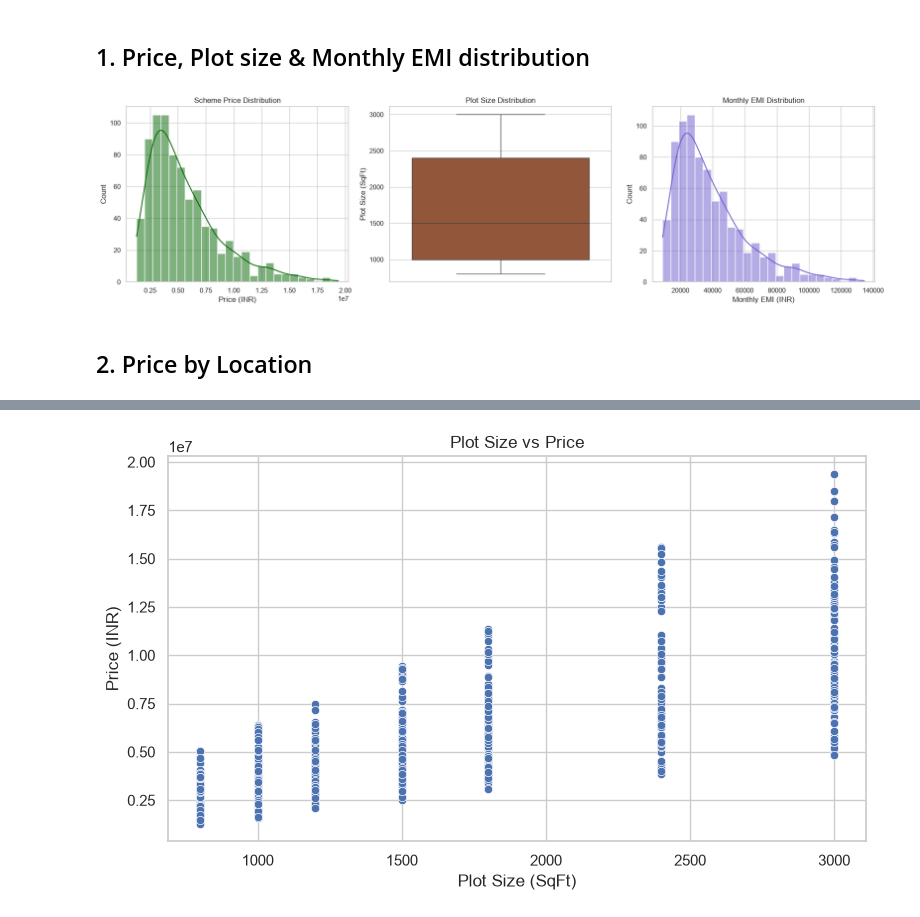
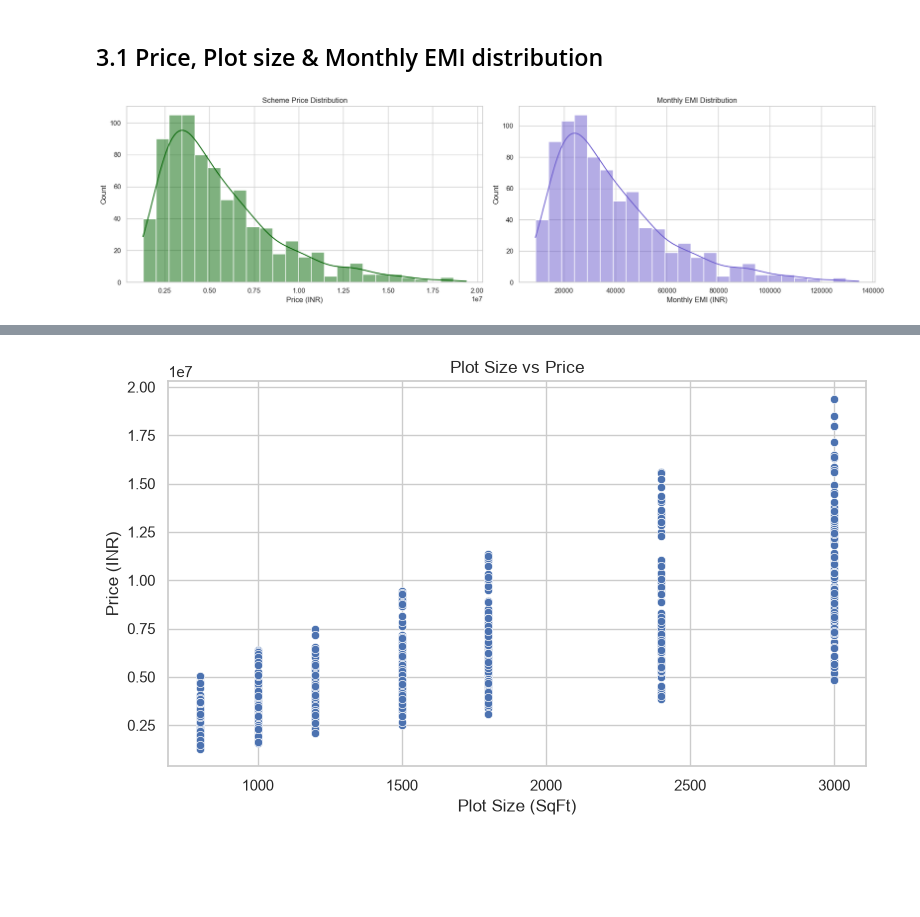
Before and after one commit to vishesh1603/real-estate-prediction, a Jupyter notebook: notebooks/03_03_EDA_visualization.ipynb, the cells around one changed output, grey strips where cells are left out. Cells and saved outputs as stored; diff of their text form; code cells hidden in the pictures; blank space fills up the shorter version.

```diff
--- a/notebooks/03_03_EDA_visualization.ipynb
+++ b/notebooks/03_03_EDA_visualization.ipynb
@@ -26,27 +15,17 @@ Shape: (800, 16)
 # %% [markdown]
-## 1. Price, Plot size & Monthly EMI distribution
+## 3.1 Price, Plot size & Monthly EMI distribution
 # %%
-fig, axes = plt.subplots(1, 3, figsize=(18, 5))
-
+fig, axes = plt.subplots(1, 2, figsize=(18, 5))
 # Plot 1: Price Distribution
 sns.histplot(schemes['Price_INR'], bins=25, kde=True, color='darkgreen', ax=axes[0])
 axes[0].set_title('Scheme Price Distribution')
 axes[0].set_xlabel('Price (INR)')
-
-# Plot 2: Plot Size Distribution
-sns.boxplot(y=schemes['Plot_Size_SqFt'], color='sienna', ax=axes[1])
-axes[1].set_title('Plot Size Distribution')
-axes[1].set_ylabel('Plot Size (SqFt)')
-
-# Plot 3: Monthly EMI Distribution
-sns.histplot(schemes['Monthly_EMI_INR'], bins=25, kde=True, color='slateblue', ax=axes[2])
-axes[2].set_title('Monthly EMI Distribution')
-axes[2].set_xlabel('Monthly EMI (INR)')
-
+# Plot 2: Monthly EMI Distribution
+sns.histplot(schemes['Monthly_EMI_INR'], bins=25, kde=True, color='slateblue', ax=axes[1])
+axes[1].set_title('Monthly EMI Distribution')
+axes[1].set_xlabel('Monthly EMI (INR)')
 plt.savefig('../reports/figures/price-plot_size-monthly_emi.png', dpi=300, bbox_inches='tight')
 plt.tight_layout()
 plt.show()
 # %% [output]
-[figure, old version]
+[figure, new version]
-# %% [markdown]
-## 2. Price by Location
```
Also changed, not shown: parts of 18 cells of this notebook.
